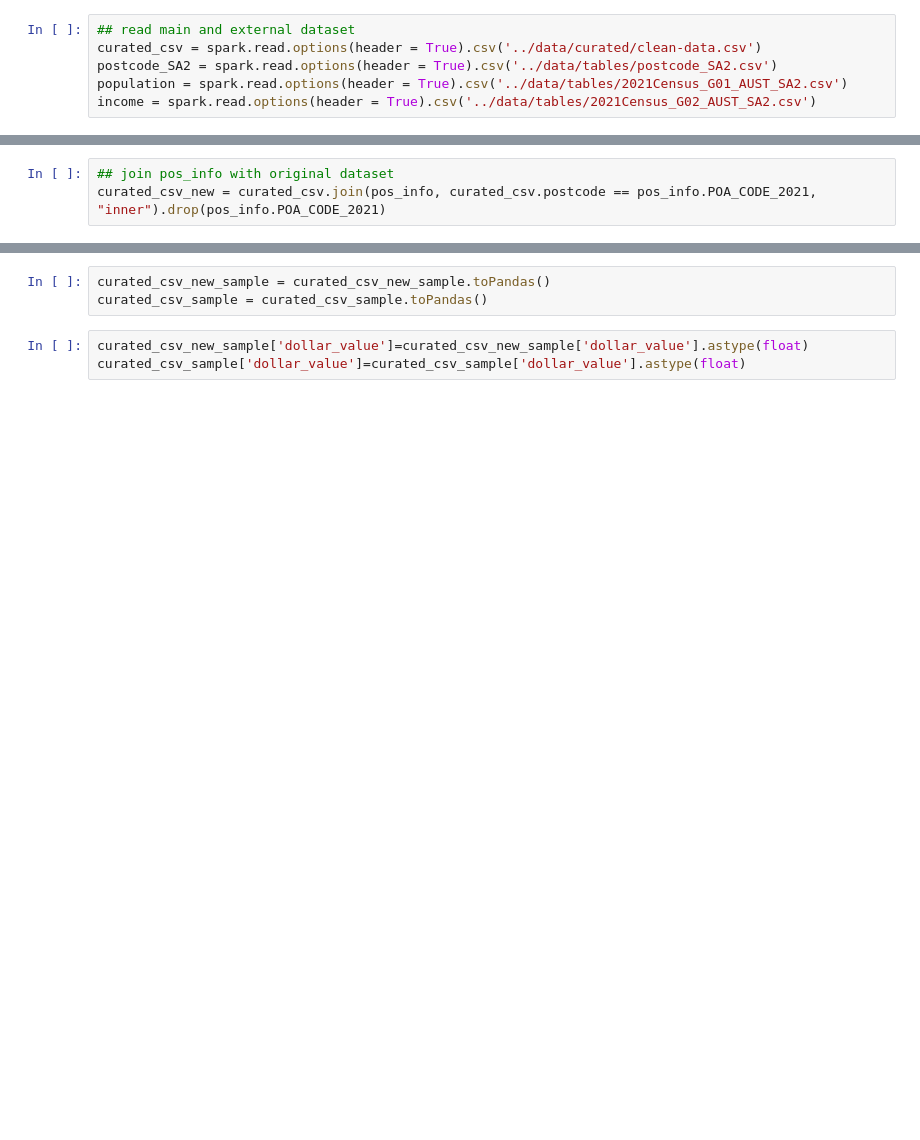
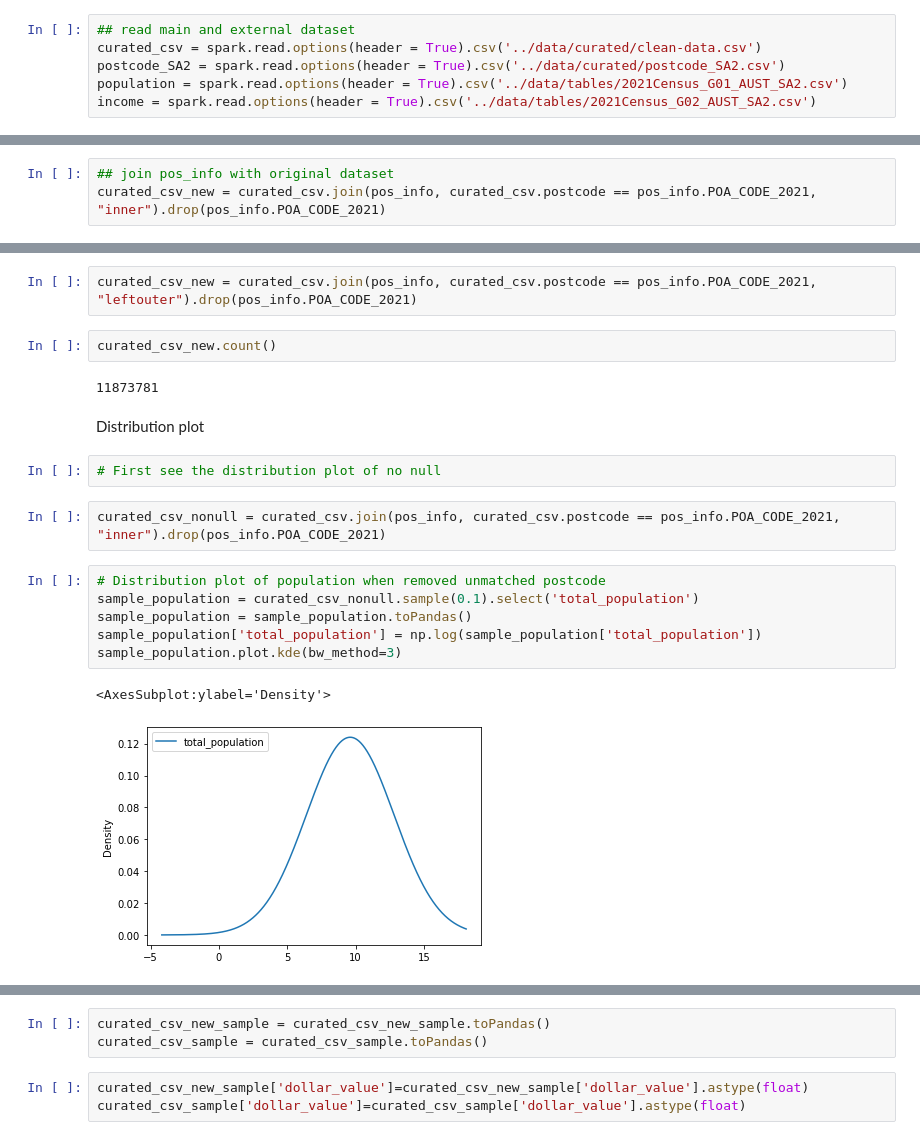
Before and after one commit to MAST30034-Applied-Data-Science/generic-buy-now-pay-later-project-group-28, a Jupyter notebook: notebooks/external.ipynb, the cells around one changed output, grey strips where cells are left out. Cells and saved outputs as stored; diff of their text form; blank space fills up the shorter version.

Commit message:
update data preprocessing(Ready fro ETL)

```diff
--- a/notebooks/external.ipynb
+++ b/notebooks/external.ipynb
@@ -26,7 +31,7 @@ To adjust logging level use sc.setLogLevel(newLevel). For SparkR, use setLogLeve
 # %%
 ## read main and external dataset
 curated_csv = spark.read.options(header = True).csv('../data/curated/clean-data.csv')
-postcode_SA2 = spark.read.options(header = True).csv('../data/tables/postcode_SA2.csv')
+postcode_SA2 = spark.read.options(header = True).csv('../data/curated/postcode_SA2.csv')
 population = spark.read.options(header = True).csv('../data/tables/2021Census_G01_AUST_SA2.csv')
 income = spark.read.options(header = True).csv('../data/tables/2021Census_G02_AUST_SA2.csv')
 # %%
@@ -159,0 +156,21 @@ Number of transaction after join with pos_info: 9930293
+# %%
+curated_csv_new = curated_csv.join(pos_info, curated_csv.postcode == pos_info.POA_CODE_2021, "leftouter").drop(pos_info.POA_CODE_2021)
+# %%
+curated_csv_new.count()
+# %% [output]
+11873781
+# %% [markdown]
+Distribution plot
+# %%
+# First see the distribution plot of no null
+# %%
+curated_csv_nonull = curated_csv.join(pos_info, curated_csv.postcode == pos_info.POA_CODE_2021, "inner").drop(pos_info.POA_CODE_2021)
+# %%
+# Distribution plot of population when removed unmatched postcode
+sample_population = curated_csv_nonull.sample(0.1).select('total_population')
+sample_population = sample_population.toPandas()
+sample_population['total_population'] = np.log(sample_population['total_population'])
+sample_population.plot.kde(bw_method=3)
+# %% [output]
+<AxesSubplot:ylabel='Density'>
+[figure, added]
```
Also changed, not shown: parts of 22 cells of this notebook, 1 other file.
